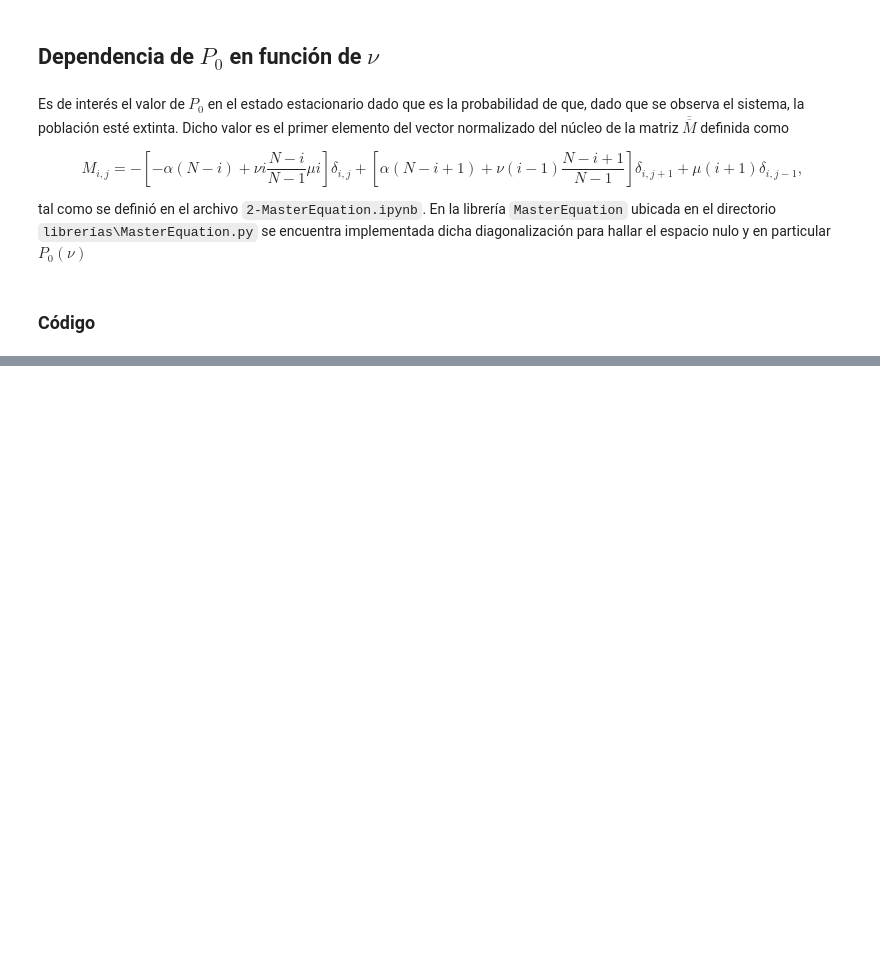
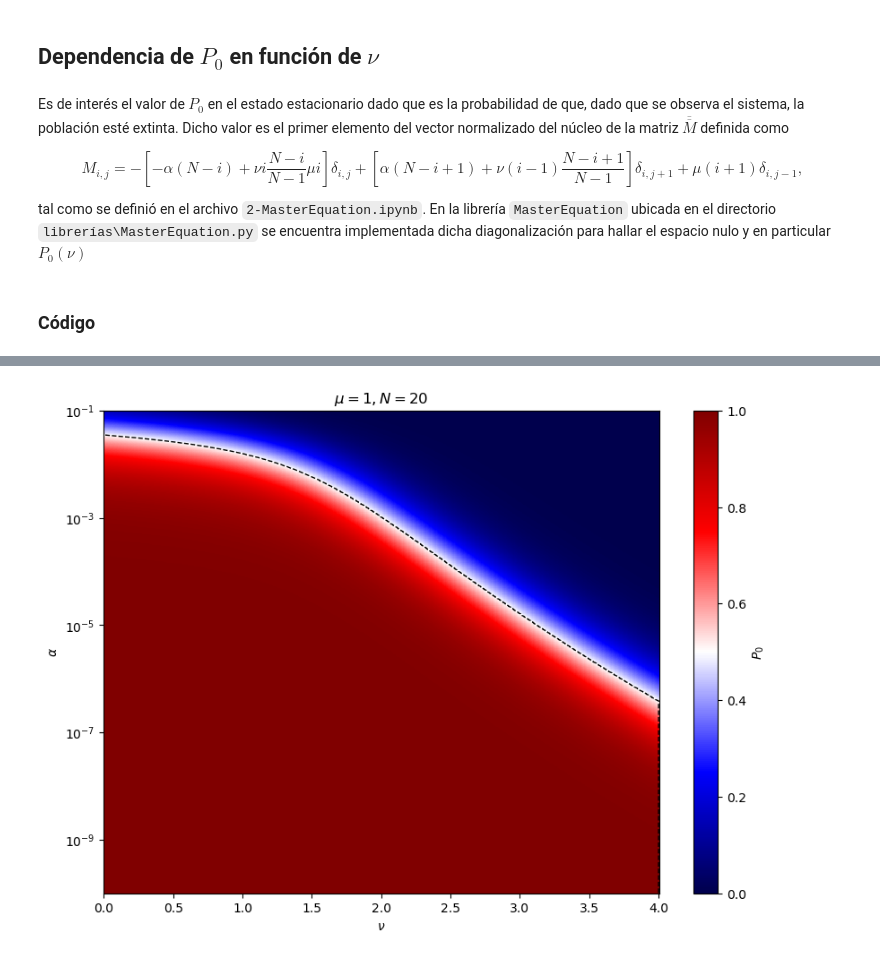
Before and after one commit to lucasmbru/masterIB, a Jupyter notebook: simulaciones/codigos/modelosPropios/3-phaseTransition.ipynb, the cells around one changed output, grey strips where cells are left out. Drawn from its saved outputs; the diff is of its cells as text; code cells hidden in the pictures; blank space fills up the shorter version.

```diff
--- a/simulaciones/codigos/modelosPropios/3-phaseTransition.ipynb
+++ b/simulaciones/codigos/modelosPropios/3-phaseTransition.ipynb
@@ -51,0 +127,41 @@ plt.show()
+# %%
+# fixed parameters
+Ns = [5, 10, 20, 50]
+mu = 1
+
+nu_min, nu_max, N_nu = 0, 4, 500
+alpha_min, alpha_max, N_alpha = -10, -1, 1000    # alpha = 10**alpha
+alphas = np.logspace(alpha_min, alpha_max, N_alpha)
+r = 0.5
+# %%
+# Simulacion
+total_data = []
+
+for j, N in enumerate(Ns):
+    nuCars = np.zeros(N_alpha)
+    P0s = np.zeros((N_alpha, N_nu))
+
+    for i, alpha in enumerate(tqdm(alphas)):
+        me = P0vsNu(N, nu_min, nu_max, N_nu, mu, alpha)
+        me.makeP0vsNu()
+        P0s[i] = me.getP0Vector()
+        nuCar = me.getCaracteristicNu(r)
+        nuCars[i] = nuCar
+        del me
+
+    total_data.append((P0s, nuCars))
+# %%
+# plot the map
+fig = plt.figure(figsize=(10, 7))
+
+plt.pcolormesh(np.linspace(nu_min, nu_max, N_nu), alphas, total_data[2][0], cmap="seismic", vmin=0, vmax=1, shading='auto')
+plt.colorbar(label=r"$P_0$")
+plt.plot(total_data[2][1], alphas, color="black", lw=1, linestyle="--")
+plt.yscale("log")
+plt.xlabel(r"$\nu$", )
+plt.ylabel(r"$\alpha$")
+plt.title(r"$\mu = 1, N = 20$")
+
+plt.show()
+# %% [output]
+[figure, added]
```
Also changed, not shown: parts of 19 cells of this notebook, 1 other file.
